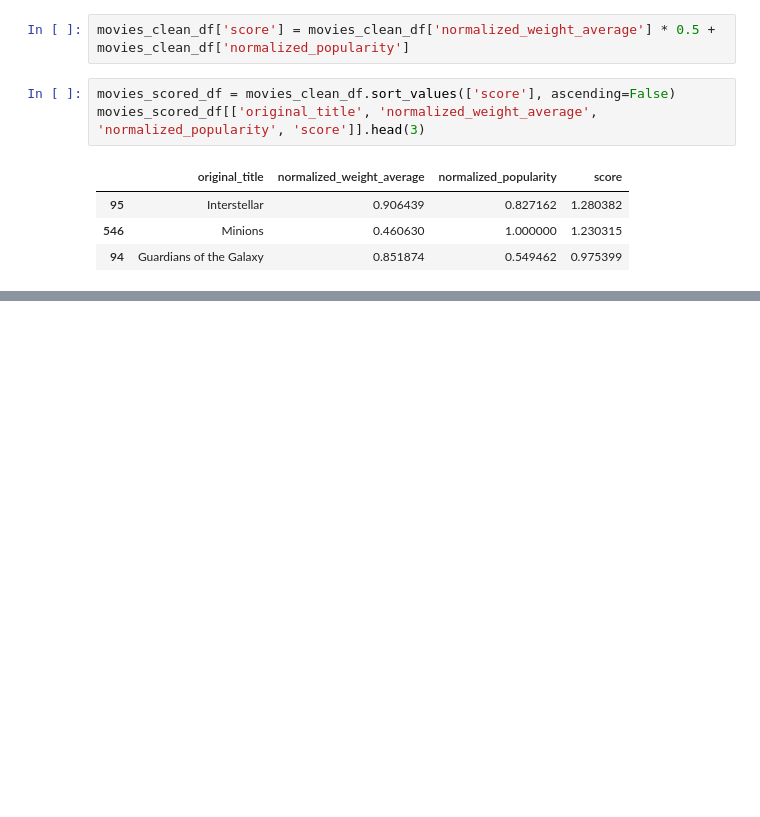
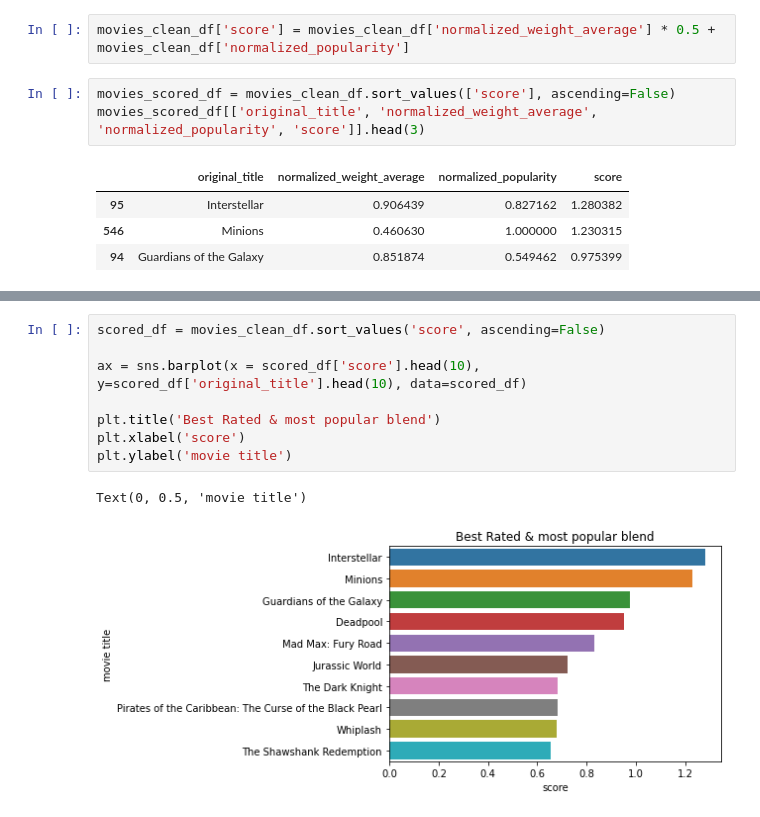
Before and after one commit to lkarjun/Recommend_system, a Jupyter notebook: 1 Weighted_hybrid_technique.ipynb, the cells around one changed output, grey strips where cells are left out. Saved outputs shown, nothing was run; the diff lists cells and outputs as text; blank space fills up the shorter version.

```diff
--- a/1 Weighted_hybrid_technique.ipynb
+++ b/1 Weighted_hybrid_technique.ipynb
@@ -204,3 +204,14 @@ movies_scored_df.head(10)
 | 199 | 140000000 | [{"id": 12, "name": "Adventure"},... | 22 | [{"id": 911, "name": "exotic isla... | en | Pirates of the Caribbean: The Cur... | Jack Sparrow, a freewheeling 17th... | 271.972889 | ... |
 | 3865 | 3300000 | [{"id": 18, "name": "Drama"}] | 244786 | [{"id": 1416, "name": "jazz"}, {"... | en | Whiplash | Under the direction of a ruthless... | 192.528841 | ... |
 | 1881 | 25000000 | [{"id": 18, "name": "Drama"}, {"i... | 278 | [{"id": 378, "name": "prison"}, {... | en | The Shawshank Redemption | Framed in the 1940s for the doubl... | 136.747729 | ... |
+# %%
+scored_df = movies_clean_df.sort_values('score', ascending=False)
+
+ax = sns.barplot(x = scored_df['score'].head(10), y=scored_df['original_title'].head(10), data=scored_df)
+
+plt.title('Best Rated & most popular blend')
+plt.xlabel('score')
+plt.ylabel('movie title')
+# %% [output]
+Text(0, 0.5, 'movie title')
+[figure, added]
```
